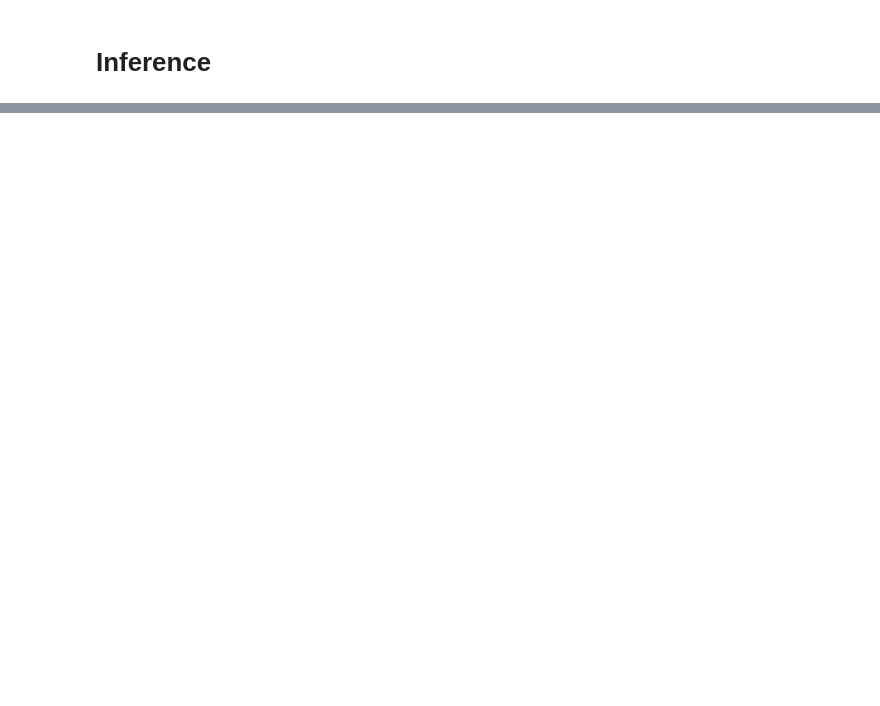
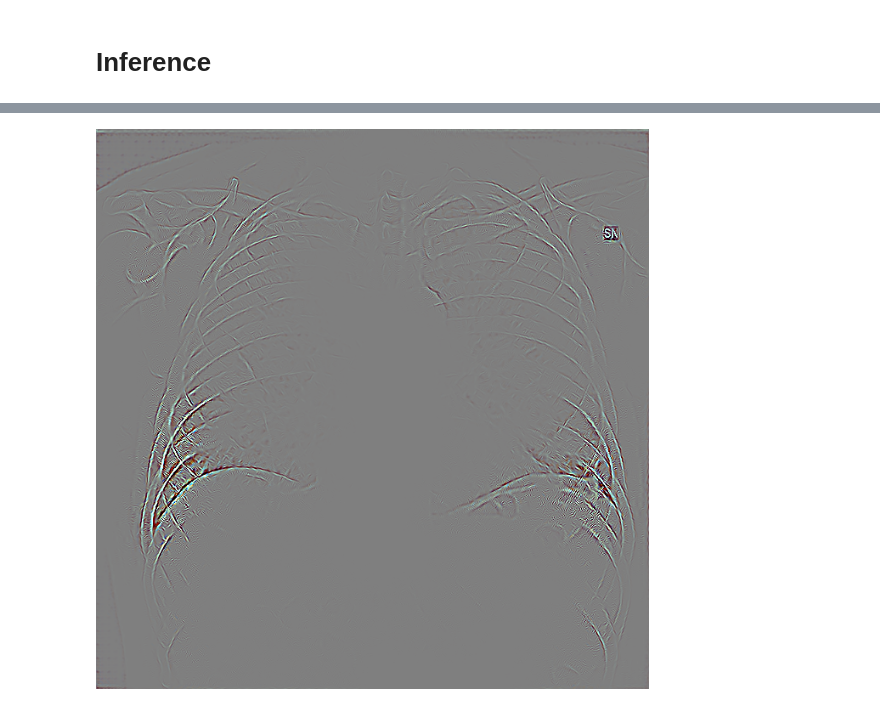
Before and after one commit to jellyXuuuuu/CovidNetDeepLearning, a Jupyter notebook: sample_test.ipynb, the cells around one changed output, grey strips where cells are left out. Cells and saved outputs as stored; diff of their text form; code cells hidden in the pictures; blank space fills up the shorter version.

```diff
--- a/sample_test.ipynb
+++ b/sample_test.ipynb
@@ -505,0 +889,4 @@ print( tf.__version__ )
+# %%
+cv2_imshow(cam_gb)
+# %% [output]
+[figure, added]
```
Also changed, not shown: parts of 20 cells of this notebook.
